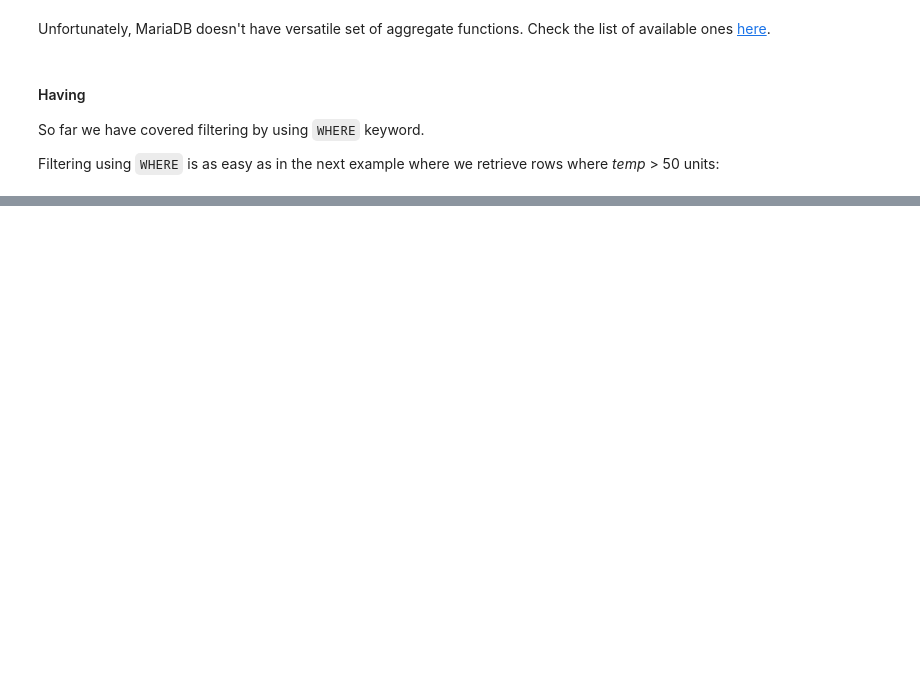
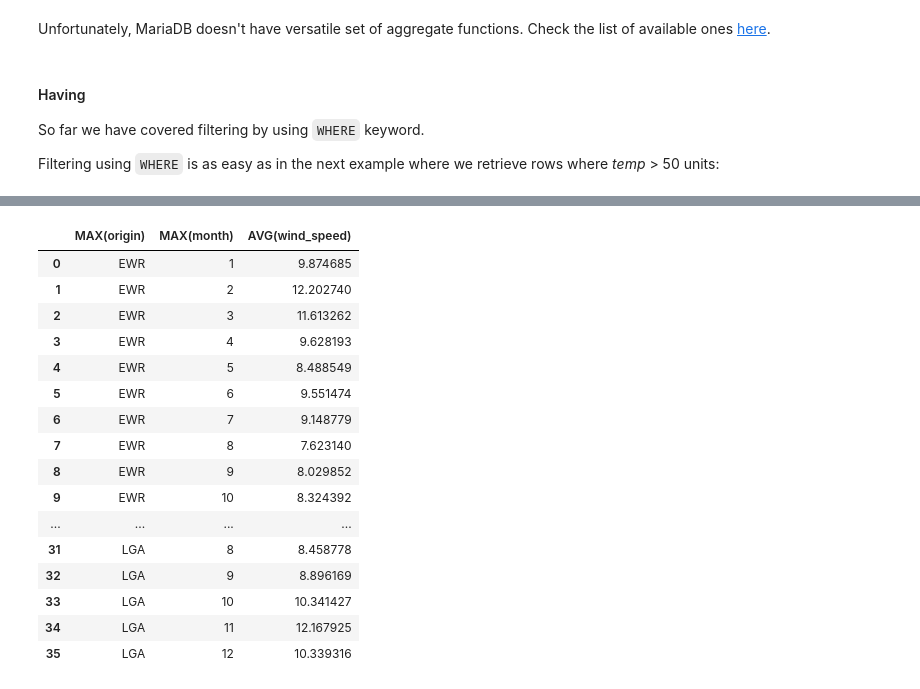
Before and after one commit to Luka-998/PY, a Jupyter notebook: Python Data Science - Learning Path/Lessons with Tasklists/Python10/RDBMS and pandas_B.ipynb, the cells around one changed output, grey strips where cells are left out. Cells and saved outputs as stored; diff of their text form; code cells hidden in the pictures; blank space fills up the shorter version.

```diff
--- a/Python Data Science - Learning Path/Lessons with Tasklists/Python10/RDBMS and pandas_B.ipynb
+++ b/Python Data Science - Learning Path/Lessons with Tasklists/Python10/RDBMS and pandas_B.ipynb
@@ -1867,0 +1094,30 @@ Filtering using `WHERE` is as easy as in the next example where we retrieve rows
+# %%
+query_string= '''
+SELECT
+  MAX(origin),
+  MAX(month),
+  AVG(wind_speed)
+ FROM weather
+GROUP BY origin,month
+'''
+
+_df=query_database(query_string)
+_df
+# %% [output]
+|  | MAX(origin) | MAX(month) | AVG(wind_speed) |
+| 0 | EWR | 1 | 9.874685 |
+| 1 | EWR | 2 | 12.202740 |
+| 2 | EWR | 3 | 11.613262 |
+| 3 | EWR | 4 | 9.628193 |
+| 4 | EWR | 5 | 8.488549 |
+| 5 | EWR | 6 | 9.551474 |
+| 6 | EWR | 7 | 9.148779 |
+| 7 | EWR | 8 | 7.623140 |
+| 8 | EWR | 9 | 8.029852 |
+| 9 | EWR | 10 | 8.324392 |
+| ... | ... | ... | ... |
+| 31 | LGA | 8 | 8.458778 |
+| 32 | LGA | 9 | 8.896169 |
+| 33 | LGA | 10 | 10.341427 |
+| 34 | LGA | 11 | 12.167925 |
+| 35 | LGA | 12 | 10.339316 |
```
Also changed, not shown: parts of 101 cells of this notebook, 8 other files.
